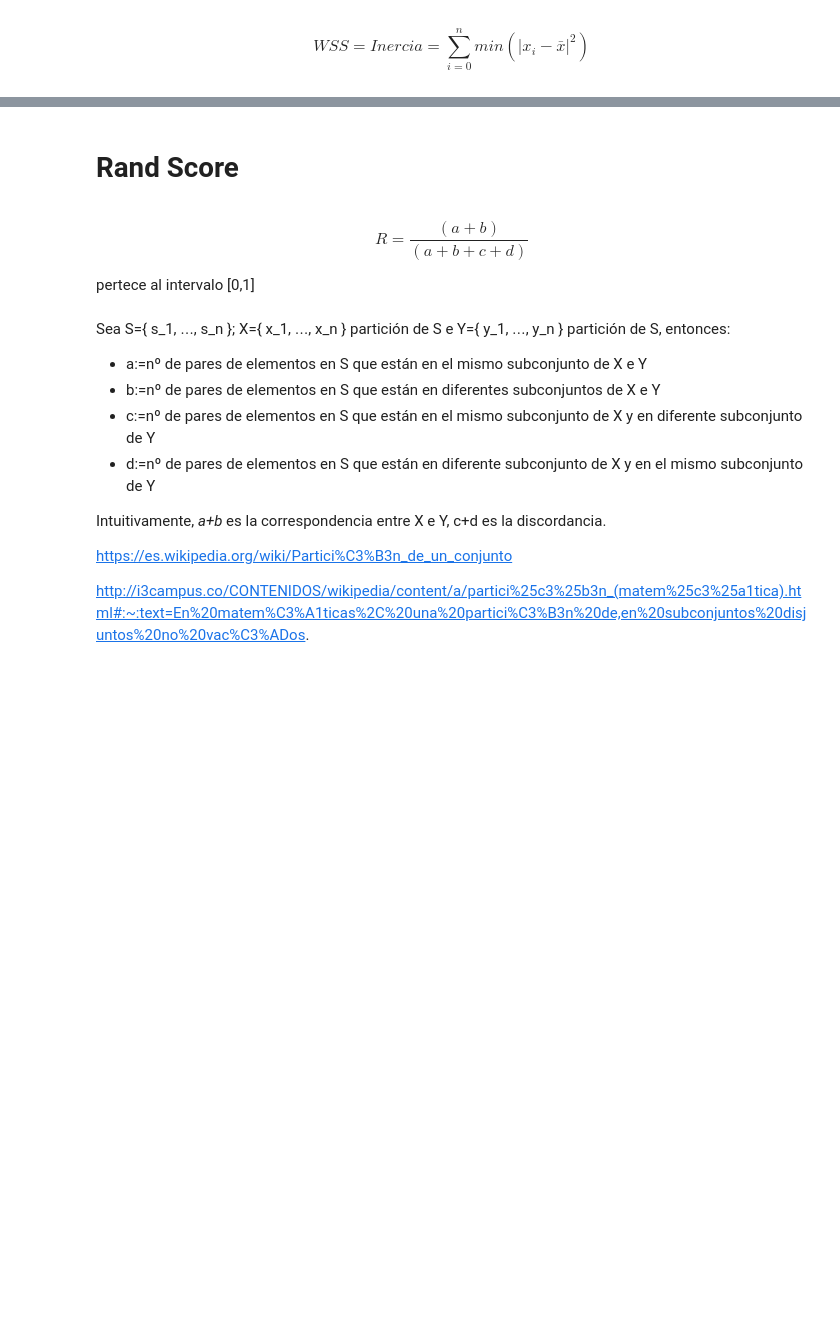
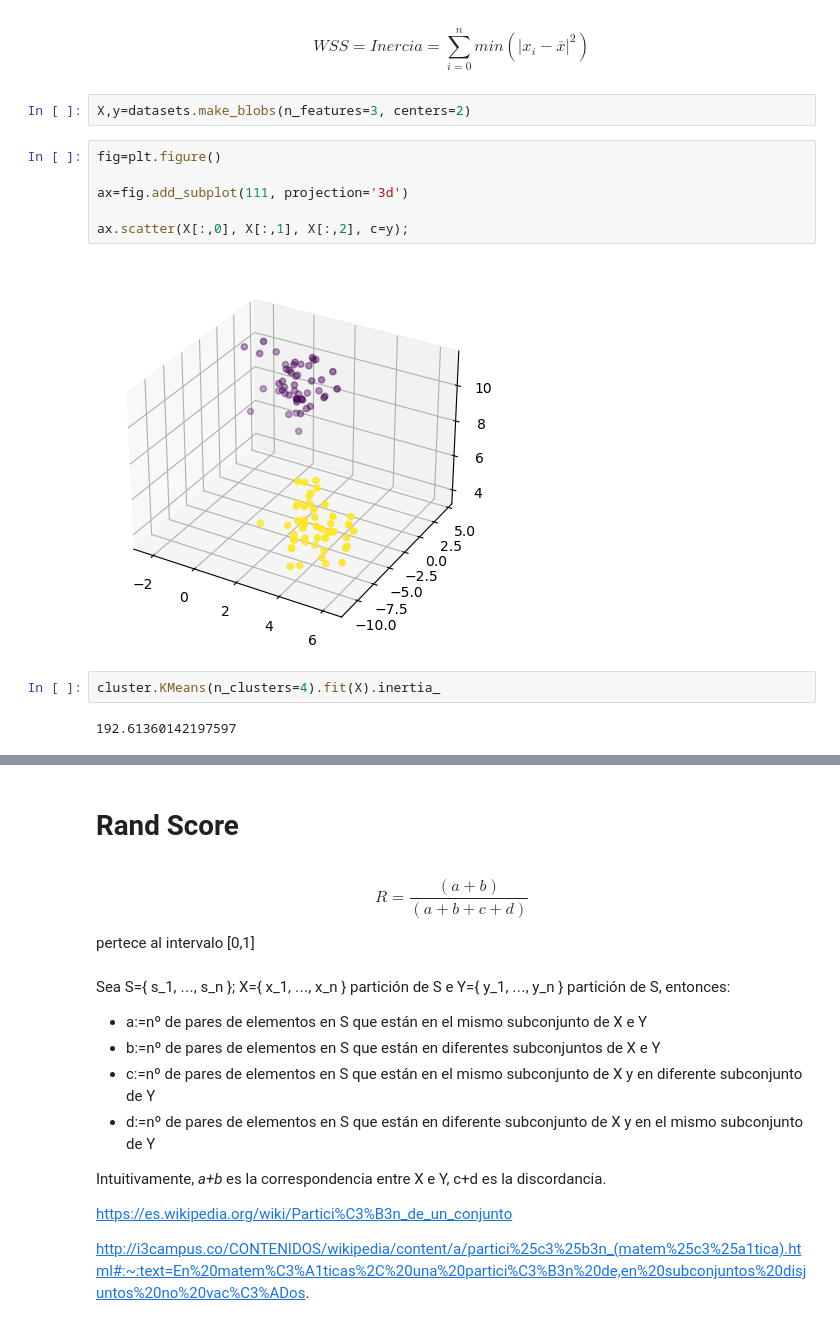
Before and after one commit to Ironhack-Data-Madrid-Enero-2023/apuntes_clase, a Jupyter notebook: semana_7/4.3 - Evaluacion No Supervisado.ipynb, the cells around one changed output, grey strips where cells are left out. Drawn from its saved outputs; the diff is of its cells as text; blank space fills up the shorter version.

```diff
--- a/semana_7/4.3 - Evaluacion No Supervisado.ipynb
+++ b/semana_7/4.3 - Evaluacion No Supervisado.ipynb
@@ -27,3 +82,17 @@ S pertenece al intervalo [-1,1], de tal manera que:
 ![elbow](images/elbow.png)
 # %% [markdown]
 $$WSS=Inercia=\sum_{i=0}^{n} min(|x_i - \bar{x}|^{2})$$
+# %%
+X,y=datasets.make_blobs(n_features=3, centers=2)
+# %%
+fig=plt.figure()
+
+ax=fig.add_subplot(111, projection='3d')
+
+ax.scatter(X[:,0], X[:,1], X[:,2], c=y);
+# %% [output]
+[figure, added]
+# %%
+cluster.KMeans(n_clusters=4).fit(X).inertia_
+# %% [output]
+192.61360142197597
```
Also changed, not shown: parts of 63 cells of this notebook.
